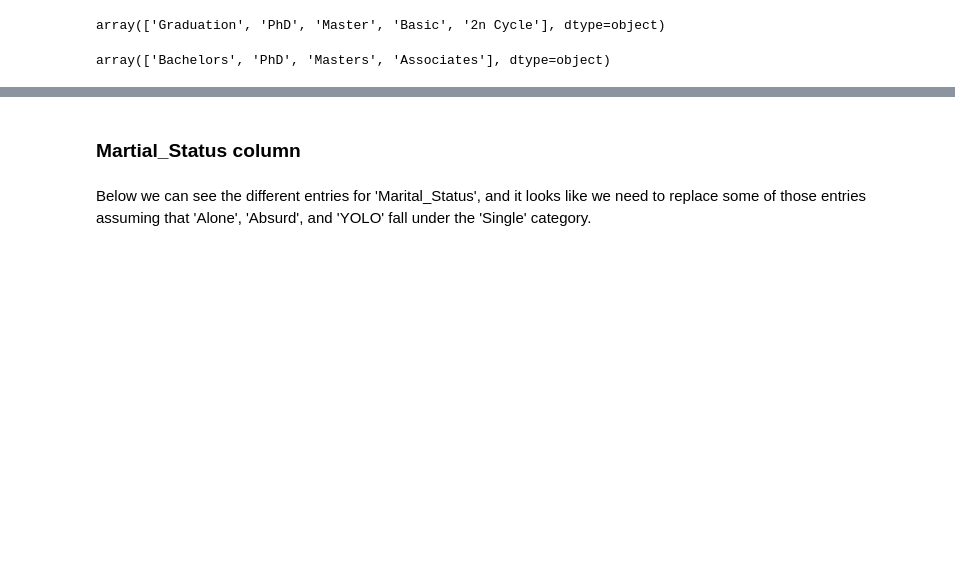
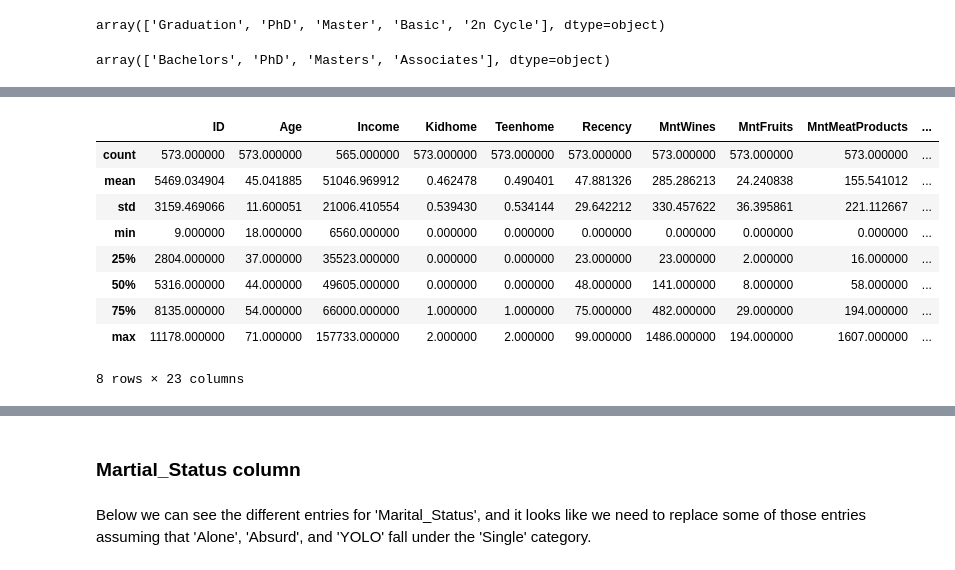
Before and after one commit to lauxpaux/CustomerSegmentation, a Jupyter notebook: customer_segmentation.ipynb, the cells around one changed output, grey strips where cells are left out. Saved outputs shown, nothing was run; the diff lists cells and outputs as text; code cells hidden in the pictures; blank space fills up the shorter version.

```diff
--- a/customer_segmentation.ipynb
+++ b/customer_segmentation.ipynb
@@ -424,0 +426,14 @@ fig.show('svg')
+# %%
+masters_age = df.loc[df['Education'] == 'Masters']
+masters_age.describe()
+# %% [output]
+|  | ID | Age | Income | Kidhome | Teenhome | Recency | MntWines | MntFruits | MntMeatProducts | ... |
+| count | 573.000000 | 573.000000 | 565.000000 | 573.000000 | 573.000000 | 573.000000 | 573.000000 | 573.000000 | 573.000000 | ... |
+| mean | 5469.034904 | 45.041885 | 51046.969912 | 0.462478 | 0.490401 | 47.881326 | 285.286213 | 24.240838 | 155.541012 | ... |
+| std | 3159.469066 | 11.600051 | 21006.410554 | 0.539430 | 0.534144 | 29.642212 | 330.457622 | 36.395861 | 221.112667 | ... |
+| min | 9.000000 | 18.000000 | 6560.000000 | 0.000000 | 0.000000 | 0.000000 | 0.000000 | 0.000000 | 0.000000 | ... |
+| 25% | 2804.000000 | 37.000000 | 35523.000000 | 0.000000 | 0.000000 | 23.000000 | 23.000000 | 2.000000 | 16.000000 | ... |
+| 50% | 5316.000000 | 44.000000 | 49605.000000 | 0.000000 | 0.000000 | 48.000000 | 141.000000 | 8.000000 | 58.000000 | ... |
+| 75% | 8135.000000 | 54.000000 | 66000.000000 | 1.000000 | 1.000000 | 75.000000 | 482.000000 | 29.000000 | 194.000000 | ... |
+| max | 11178.000000 | 71.000000 | 157733.000000 | 2.000000 | 2.000000 | 99.000000 | 1486.000000 | 194.000000 | 1607.000000 | ... |
+8 rows × 23 columns
```
Also changed, not shown: parts of 21 cells of this notebook.
